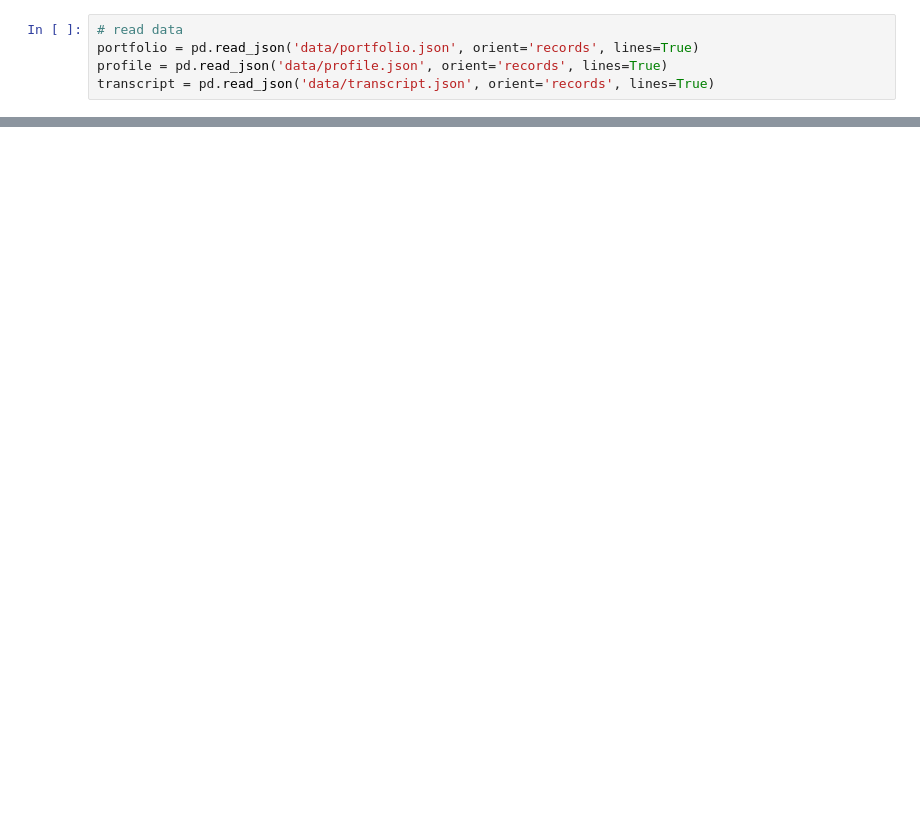
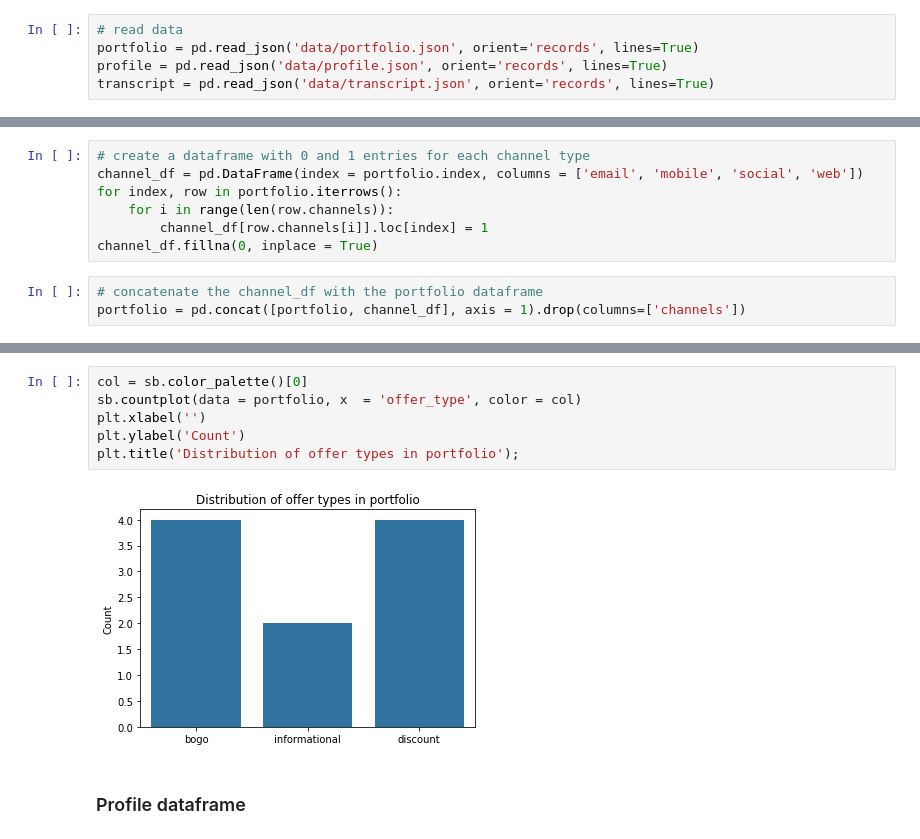
Before and after one commit to zoraaroz/marketing-success-prediction, a Jupyter notebook: outcome_classification.ipynb, the cells around one changed output, grey strips where cells are left out. Cells and saved outputs as stored; diff of their text form; blank space fills up the shorter version.

Commit message:
code: Finalise data exploration and cleaning

```diff
--- a/outcome_classification.ipynb
+++ b/outcome_classification.ipynb
@@ -26,0 +48,10 @@ transcript.head()
+# %%
+# create a dataframe with 0 and 1 entries for each channel type
+channel_df = pd.DataFrame(index = portfolio.index, columns = ['email', 'mobile', 'social', 'web'])
+for index, row in portfolio.iterrows():
+    for i in range(len(row.channels)):
+        channel_df[row.channels[i]].loc[index] = 1
+channel_df.fillna(0, inplace = True)
+# %%
+# concatenate the channel_df with the portfolio dataframe
+portfolio = pd.concat([portfolio, channel_df], axis = 1).drop(columns=['channels'])
@@ -26,0 +100,10 @@ transcript.head()
+# %%
+col = sb.color_palette()[0]
+sb.countplot(data = portfolio, x  = 'offer_type', color = col)
+plt.xlabel('')
+plt.ylabel('Count')
+plt.title('Distribution of offer types in portfolio');
+# %% [output]
+[figure, added]
+# %% [markdown]
+### Profile dataframe
```
Also changed, not shown: parts of 36 cells of this notebook.
